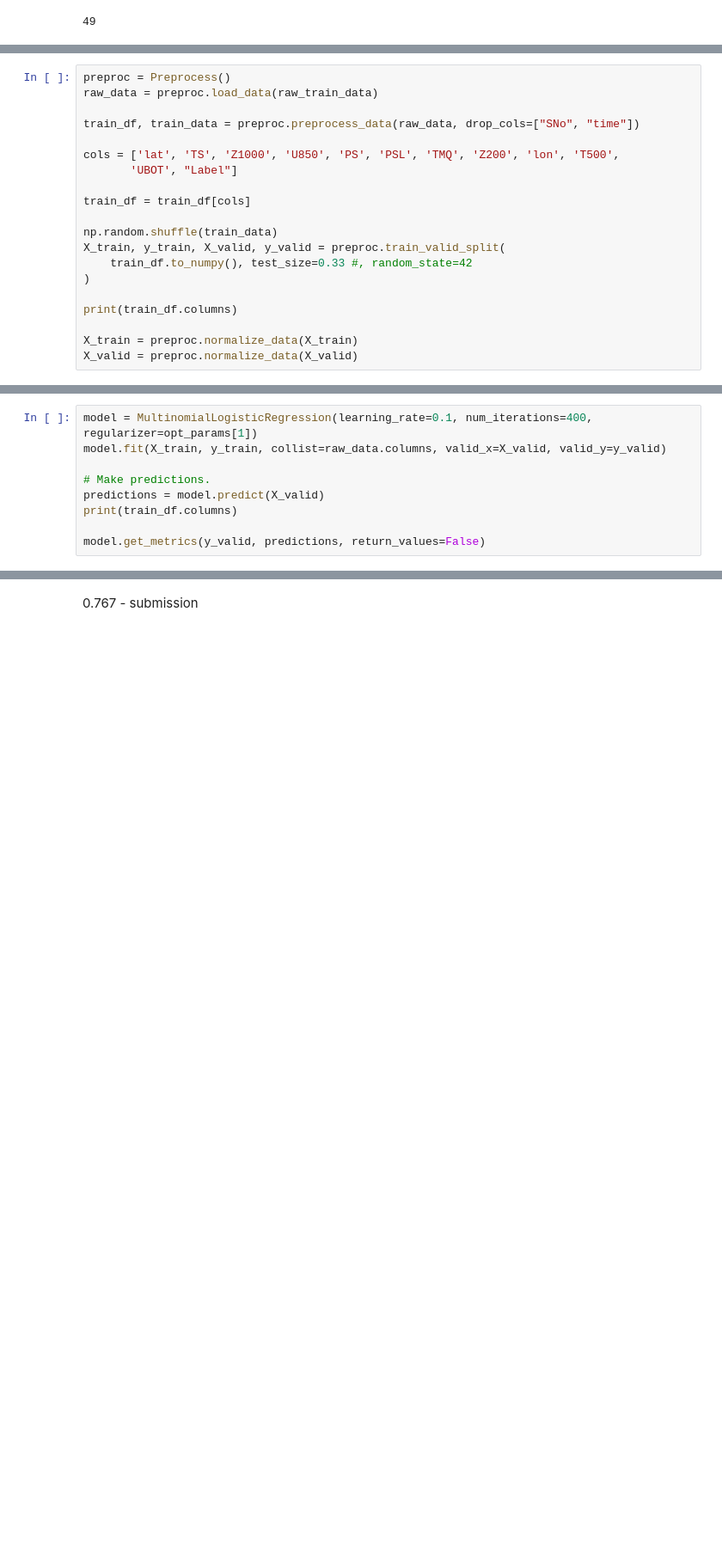
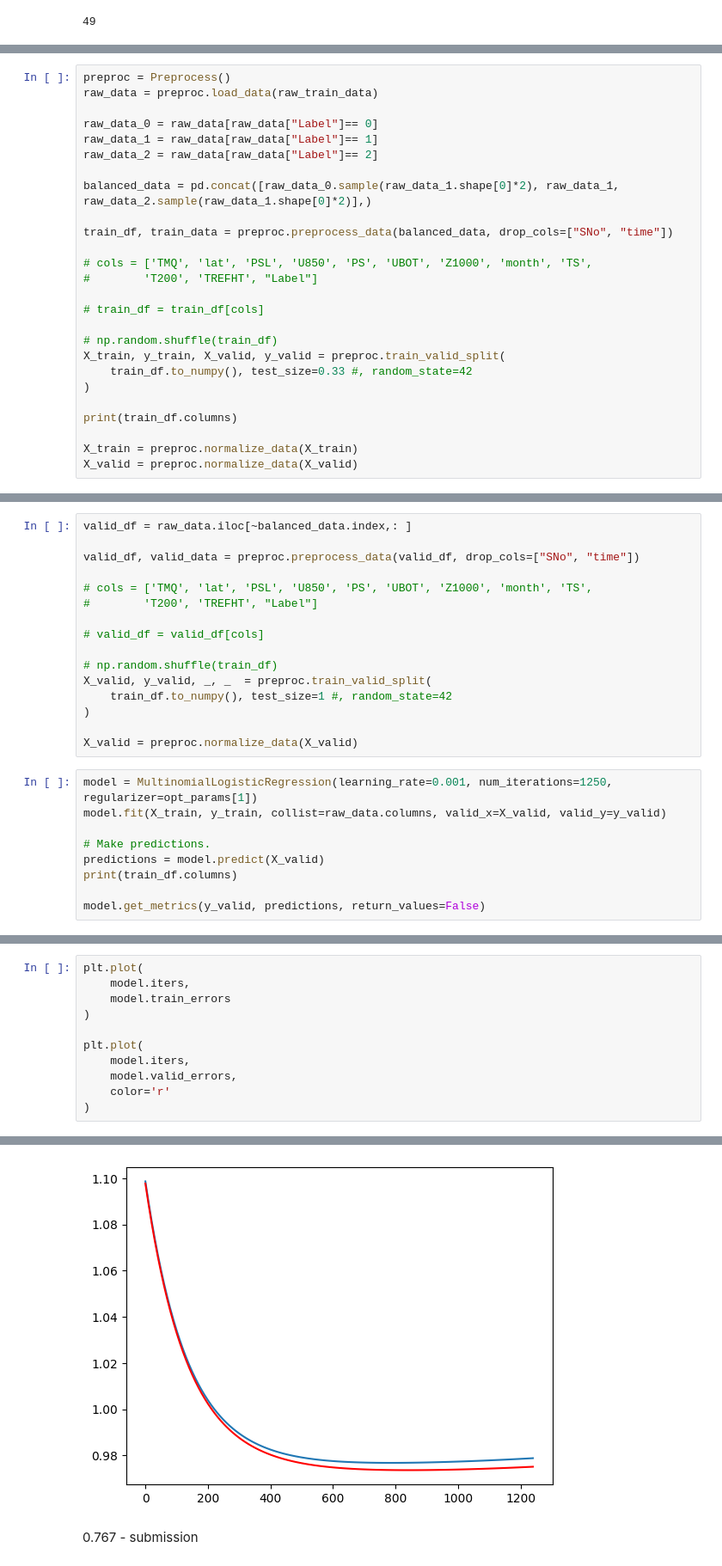
Before and after one commit to rafpinter/extreme-weather-events, a Jupyter notebook: logistic_regression/other_tests/log_reg_optimized_balance.ipynb, the cells around one changed output, grey strips where cells are left out. Shown at 86% size. Saved outputs shown, nothing was run; the diff lists cells and outputs as text; blank space fills up the shorter version.

```diff
--- a/logistic_regression/other_tests/log_reg_2_optimized.ipynb
+++ b/logistic_regression/other_tests/log_reg_optimized_balance.ipynb
@@ -225,14 +210,20 @@ Index(['lat', 'TS', 'Z1000', 'U850', 'PS', 'PSL', 'TMQ', 'Z200', 'lon', 'T500',
 preproc = Preprocess()
 raw_data = preproc.load_data(raw_train_data)
 
-train_df, train_data = preproc.preprocess_data(raw_data, drop_cols=["SNo", "time"])
+raw_data_0 = raw_data[raw_data["Label"]== 0]
+raw_data_1 = raw_data[raw_data["Label"]== 1]
+raw_data_2 = raw_data[raw_data["Label"]== 2]
 
-cols = ['lat', 'TS', 'Z1000', 'U850', 'PS', 'PSL', 'TMQ', 'Z200', 'lon', 'T500',
-       'UBOT', "Label"]
+balanced_data = pd.concat([raw_data_0.sample(raw_data_1.shape[0]*2), raw_data_1, raw_data_2.sample(raw_data_1.shape[0]*2)],)
 
-train_df = train_df[cols]
+train_df, train_data = preproc.preprocess_data(balanced_data, drop_cols=["SNo", "time"])
 
-np.random.shuffle(train_data)
+# cols = ['TMQ', 'lat', 'PSL', 'U850', 'PS', 'UBOT', 'Z1000', 'month', 'TS',
+#        'T200', 'TREFHT', "Label"]
+
+# train_df = train_df[cols]
+
+# np.random.shuffle(train_df)
 X_train, y_train, X_valid, y_valid = preproc.train_valid_split(
     train_df.to_numpy(), test_size=0.33 #, random_state=42
 )
@@ -247,6 +239,22 @@ Index(['lat', 'TS', 'Z1000', 'U850', 'PS', 'PSL', 'TMQ', 'Z200', 'lon', 'T500',
       dtype='object')
+# %%
+valid_df = raw_data.iloc[~balanced_data.index,: ]
+
+valid_df, valid_data = preproc.preprocess_data(valid_df, drop_cols=["SNo", "time"])
+
+# cols = ['TMQ', 'lat', 'PSL', 'U850', 'PS', 'UBOT', 'Z1000', 'month', 'TS',
+#        'T200', 'TREFHT', "Label"]
+
+# valid_df = valid_df[cols]
+
+# np.random.shuffle(train_df)
+X_valid, y_valid, _, _  = preproc.train_valid_split(
+    train_df.to_numpy(), test_size=1 #, random_state=42
+)
+
+X_valid = preproc.normalize_data(X_valid)
 # %%
-model = MultinomialLogisticRegression(learning_rate=0.1, num_iterations=400, regularizer=opt_params[1])
+model = MultinomialLogisticRegression(learning_rate=0.001, num_iterations=1250, regularizer=opt_params[1])
 model.fit(X_train, y_train, collist=raw_data.columns, valid_x=X_valid, valid_y=y_valid)
 
 # Make predictions.
@@ -274,0 +283,12 @@ F1 Score:
+# %%
+plt.plot(
+    model.iters,
+    model.train_errors
+)
+
+plt.plot(
+    model.iters,
+    model.valid_errors,
+    color='r'
+)
+# %% [output]
@@ -275,3 +296,4 @@ F1 Score:
+[figure, added]
 # %% [markdown]
 0.767 - submission
 # %%
```
Also changed, not shown: parts of 20 cells of this notebook, 22 other files.
